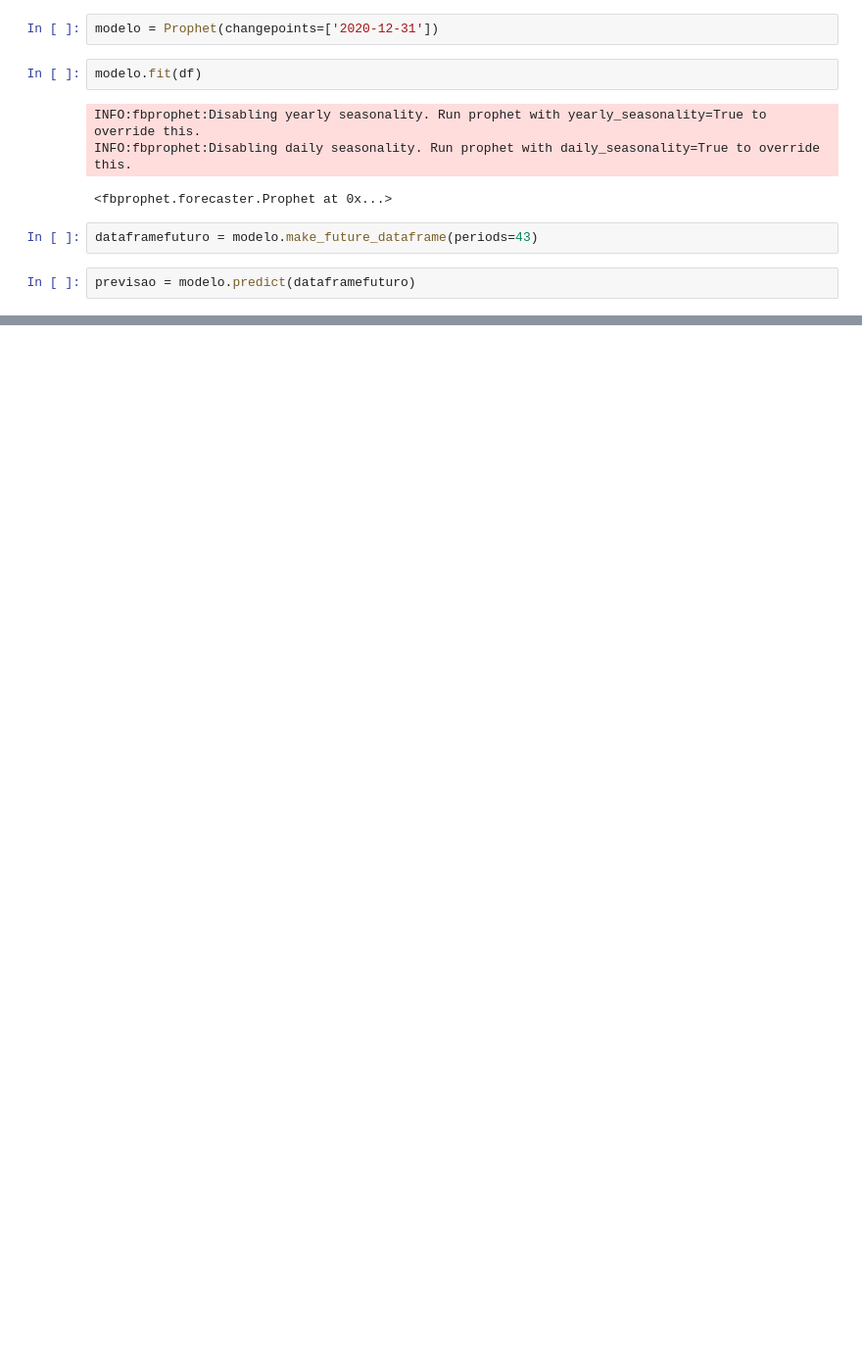
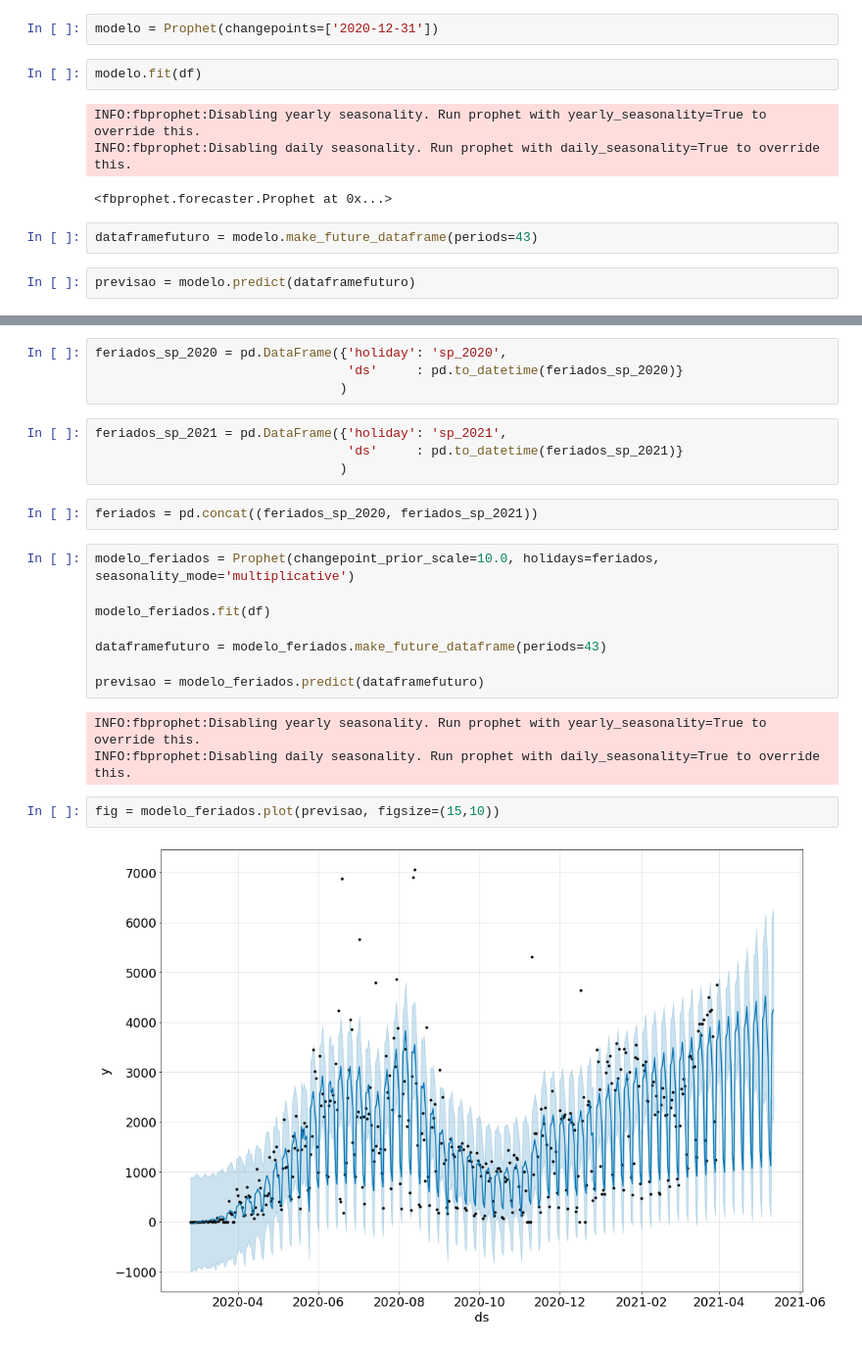
Before and after one commit to HenriqueCCdA/bootCampAluraDataScience, a Jupyter notebook: modulo3/aulas/boot_camp_modulo3_aulas.ipynb, the cells around one changed output, grey strips where cells are left out. Shown at 98% size. Saved outputs shown, nothing was run; the diff lists cells and outputs as text; blank space fills up the shorter version.

```diff
--- a/modulo3/aulas/boot_camp_modulo3_aulas.ipynb
+++ b/modulo3/aulas/boot_camp_modulo3_aulas.ipynb
@@ -304,0 +361,25 @@ a = add_changepoints_to_plot(fig.gca(), modelo, previsao)
+# %%
+feriados_sp_2020 = pd.DataFrame({'holiday': 'sp_2020',
+                                 'ds'     : pd.to_datetime(feriados_sp_2020)}
+                                )
+# %%
+feriados_sp_2021 = pd.DataFrame({'holiday': 'sp_2021',
+                                 'ds'     : pd.to_datetime(feriados_sp_2021)}
+                                )
+# %%
+feriados = pd.concat((feriados_sp_2020, feriados_sp_2021))
+# %%
+modelo_feriados = Prophet(changepoint_prior_scale=10.0, holidays=feriados, seasonality_mode='multiplicative')
+
+modelo_feriados.fit(df)
+
+dataframefuturo = modelo_feriados.make_future_dataframe(periods=43)
+
+previsao = modelo_feriados.predict(dataframefuturo)
+# %% [output]
+INFO:fbprophet:Disabling yearly seasonality. Run prophet with yearly_seasonality=True to override this.
+INFO:fbprophet:Disabling daily seasonality. Run prophet with daily_seasonality=True to override this.
+# %%
+fig = modelo_feriados.plot(previsao, figsize=(15,10))
+# %% [output]
+[figure, added]
```
Also changed, not shown: parts of 25 cells of this notebook.
